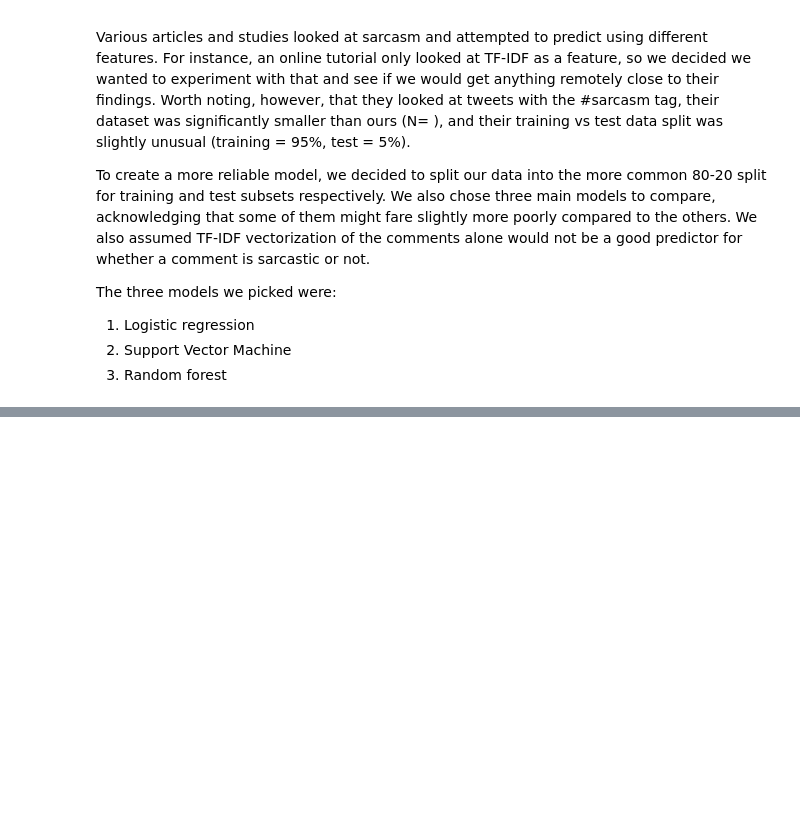
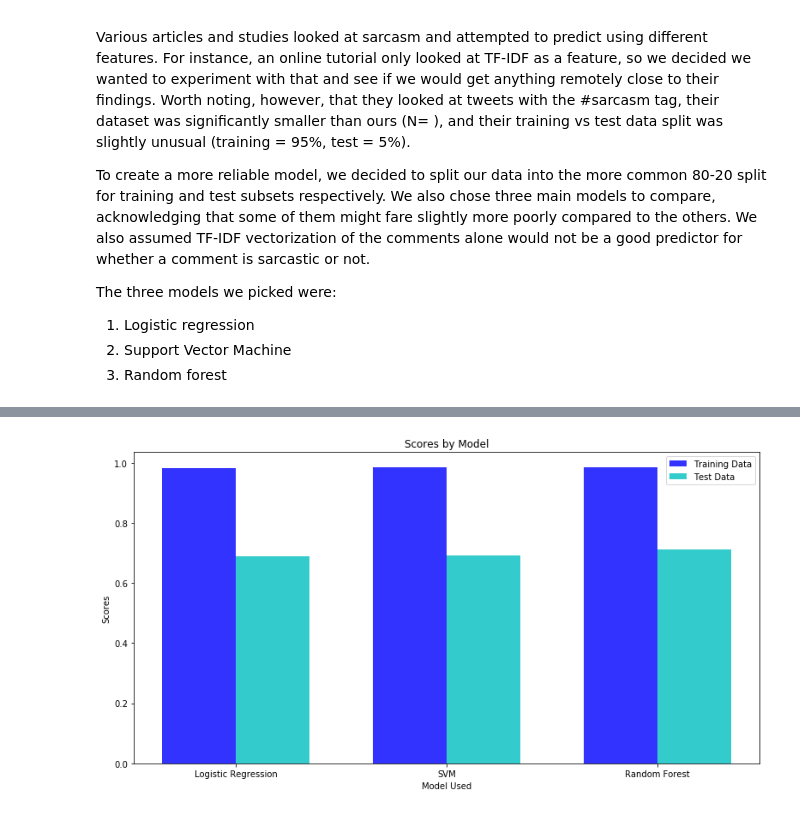
Before and after one commit to nourmansour/Sarcasm-on-Reddit, a Jupyter notebook: Sarcastic Comments on Reddit - An Analysis.ipynb, the cells around one changed output, grey strips where cells are left out. Drawn from its saved outputs; the diff is of its cells as text; code cells hidden in the pictures; blank space fills up the shorter version.

```diff
--- a/Sarcastic Comments on Reddit - An Analysis.ipynb
+++ b/Sarcastic Comments on Reddit - An Analysis.ipynb
@@ -318,0 +489,9 @@ print(svm_clf.score(test_combined_4, y_test))
+# %%
+# SVM model
+db_svm_clf = LinearSVC()
+
+# Training the model
+db_svm_clf.fit(db_combined_3, db_y_train)
+
+print("Training score: ", db_svm_clf.score(db_combined_3, db_y_train))
+print("Test score: ", db_svm_clf.score(db_test_combined_3, db_y_test))
@@ -330,0 +513,9 @@ print(rf_clf.score(test_combined_4, y_test))
+# %%
+# Random Forest Classifier
+
+db_rf_clf = RandomForestClassifier(n_estimators = 100)
+
+db_rf_clf.fit(db_combined_3, db_y_train)
+
+print("Training score: ", db_rf_clf.score(db_combined_3, db_y_train))
+print("Test score: ", db_rf_clf.score(db_test_combined_3, db_y_test))
@@ -366,0 +561,36 @@ plt.show()
+# %%
+# data to plot
+n_groups = 3
+train_score = [db_log_clf.score(db_combined_3, db_y_train),
+          db_svm_clf.score(db_combined_3, db_y_train),
+          db_rf_clf.score(db_combined_3, db_y_train)]
+test_score = [db_log_clf.score(db_test_combined_3, db_y_test),
+          db_svm_clf.score(db_test_combined_3, db_y_test),
+          db_rf_clf.score(db_test_combined_3, db_y_test)]
+
+# create plot
+fig, ax = plt.subplots(figsize=(11, 6))
+index = np.arange(n_groups)
+bar_width = 0.35
+opacity = 0.8
+
+rects1 = plt.bar(index, train_score, bar_width,
+alpha=opacity,
+color='b',
+label='Training Data')
+
+rects2 = plt.bar(index + bar_width, test_score, bar_width,
+alpha=opacity,
+color='c',
+label='Test Data')
+
+plt.xlabel('Model Used')
+plt.ylabel('Scores')
+plt.title('Scores by Model')
+plt.xticks(index + bar_width/2, ('Logistic Regression', 'SVM', 'Random Forest'))
+plt.legend()
+
+plt.tight_layout()
+plt.show()
+# %% [output]
+[figure, added]
```
Also changed, not shown: parts of 40 cells of this notebook.
